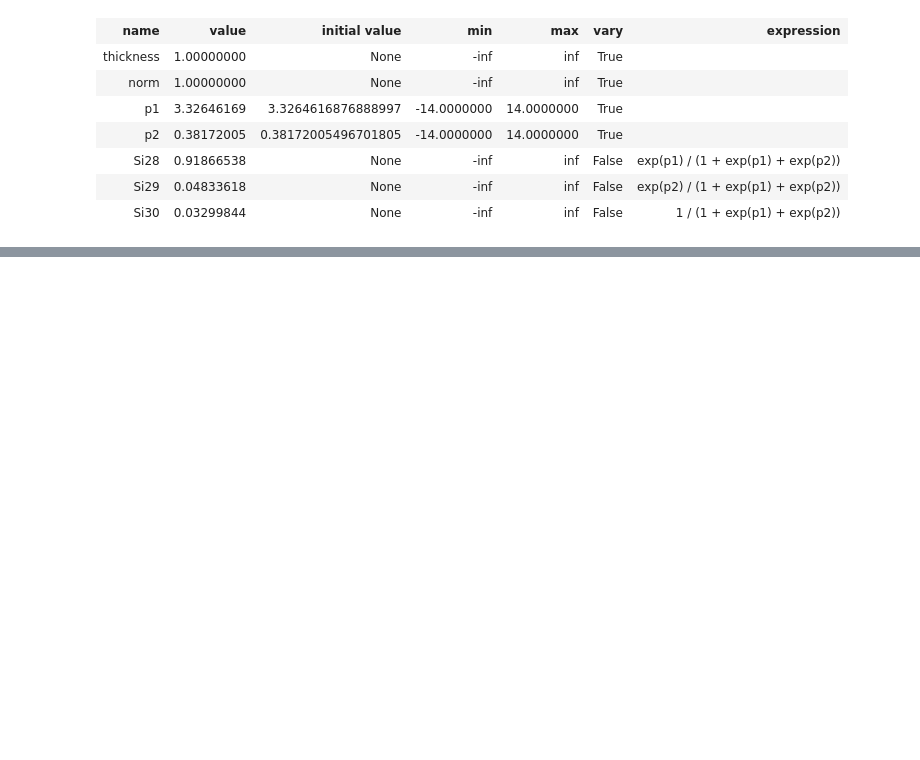
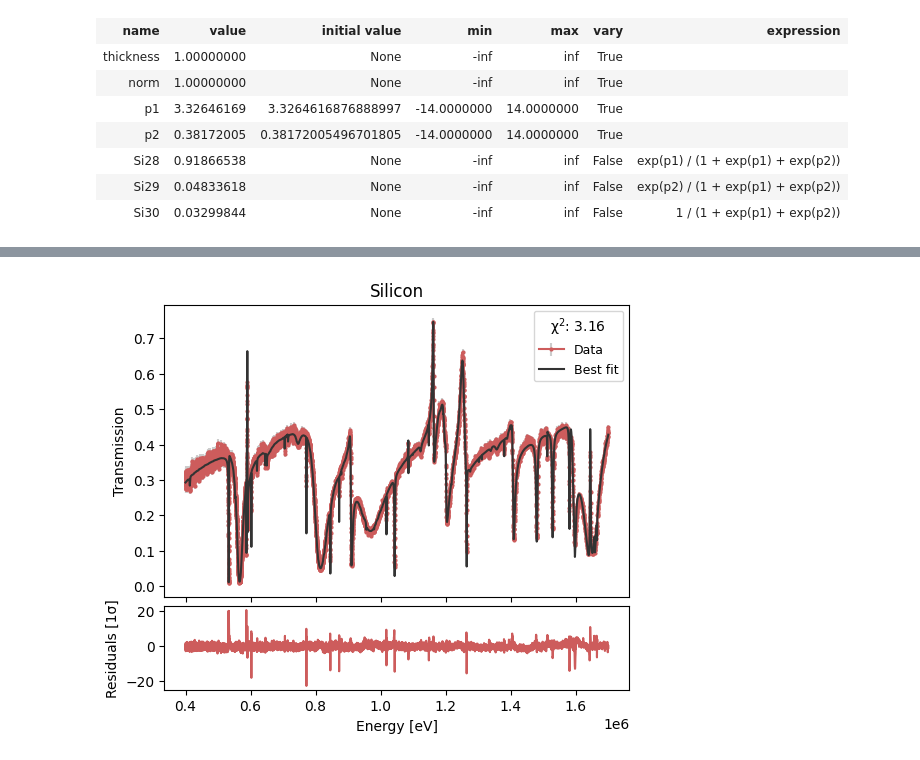
Before and after one commit to TsvikiHirsh/nres, a Jupyter notebook: notebooks/nres_demo.ipynb, the cells around one changed output, grey strips where cells are left out. Cells and saved outputs as stored; diff of their text form; code cells hidden in the pictures; blank space fills up the shorter version.

```diff
--- a/notebooks/nres_demo.ipynb
+++ b/notebooks/nres_demo.ipynb
@@ -574,0 +632,7 @@ Parameters
+# %%
+result = model.fit(data,emin=0.4e6,emax=1.7e6)
+# %%
+# plot result
+result.plot(plot_bg=False,color="indianred");
+# %% [output]
+[figure, added]
```
Also changed, not shown: parts of 12 cells of this notebook.
